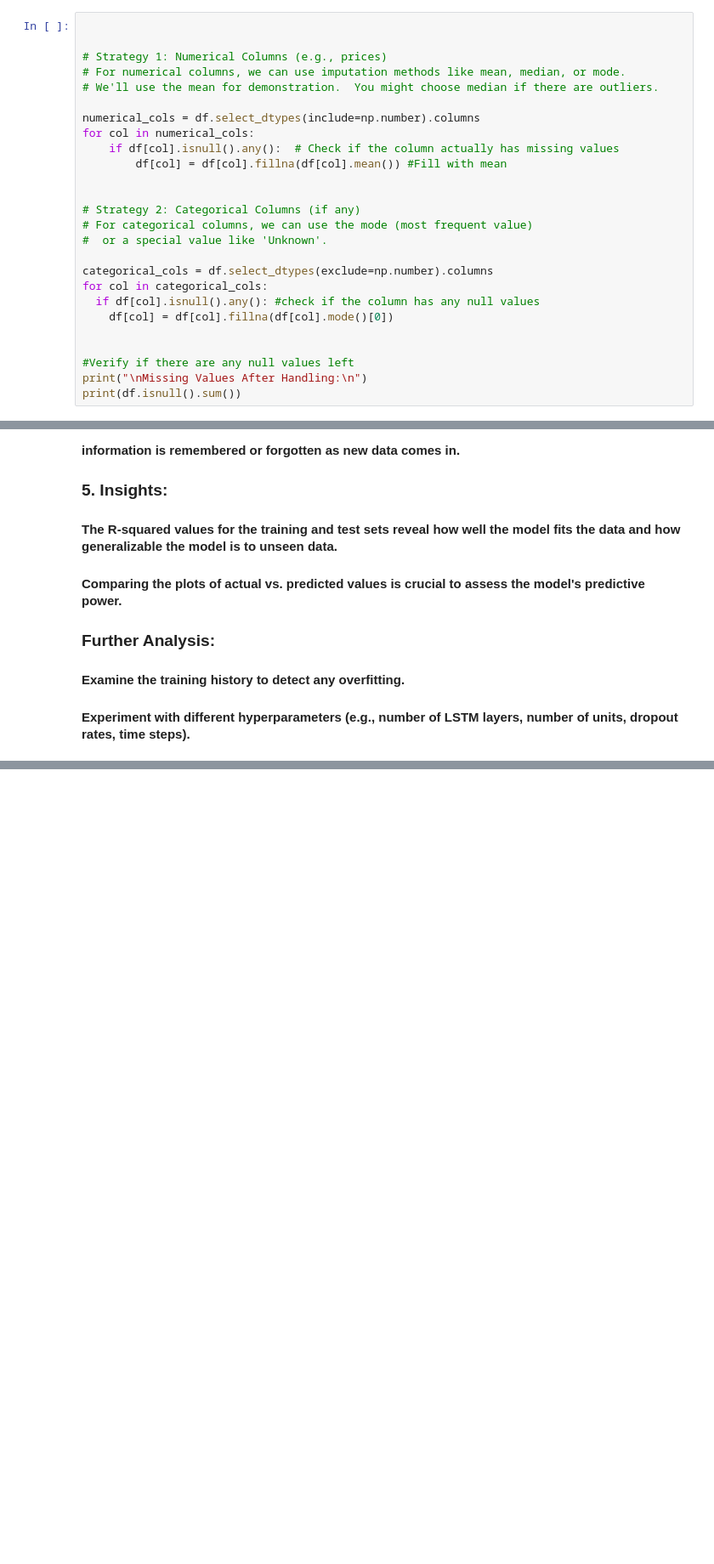
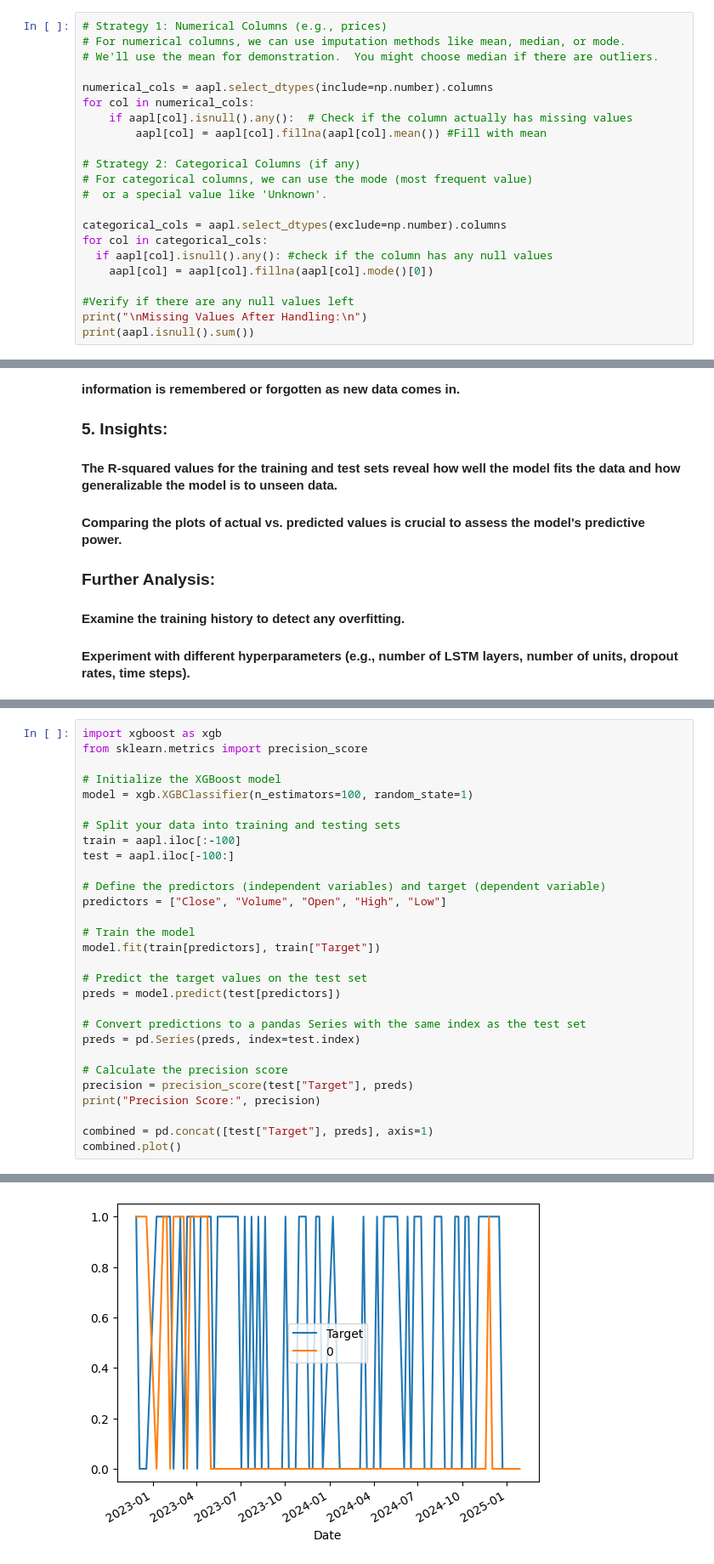
Before and after one commit to Kanchan786786/Capstone_project-, a Jupyter notebook: Capstone Models.ipynb, the cells around one changed output, grey strips where cells are left out. Shown at 85% size. Cells and saved outputs as stored; diff of their text form; blank space fills up the shorter version.

```diff
--- a/Capstone Models.ipynb
+++ b/Capstone Models.ipynb
@@ -98,29 +196,25 @@ print(df.head())
 # %%
-
-
 # Strategy 1: Numerical Columns (e.g., prices)
 # For numerical columns, we can use imputation methods like mean, median, or mode.
 # We'll use the mean for demonstration.  You might choose median if there are outliers.
 
-numerical_cols = df.select_dtypes(include=np.number).columns
+numerical_cols = aapl.select_dtypes(include=np.number).columns
 for col in numerical_cols:
-    if df[col].isnull().any():  # Check if the column actually has missing values
-        df[col] = df[col].fillna(df[col].mean()) #Fill with mean
-
+    if aapl[col].isnull().any():  # Check if the column actually has missing values
+        aapl[col] = aapl[col].fillna(aapl[col].mean()) #Fill with mean
 
 # Strategy 2: Categorical Columns (if any)
 # For categorical columns, we can use the mode (most frequent value)
 #  or a special value like 'Unknown'.
 
-categorical_cols = df.select_dtypes(exclude=np.number).columns
+categorical_cols = aapl.select_dtypes(exclude=np.number).columns
 for col in categorical_cols:
-  if df[col].isnull().any(): #check if the column has any null values
-    df[col] = df[col].fillna(df[col].mode()[0])
-
+  if aapl[col].isnull().any(): #check if the column has any null values
+    aapl[col] = aapl[col].fillna(aapl[col].mode()[0])
 
 #Verify if there are any null values left
 print("\nMissing Values After Handling:\n")
-print(df.isnull().sum())
+print(aapl.isnull().sum())
 # %% [output]
 Missing Values After Handling:
 
@@ -421,0 +515,30 @@ Model: "sequential"
+# %%
+import xgboost as xgb
+from sklearn.metrics import precision_score
+
+# Initialize the XGBoost model
+model = xgb.XGBClassifier(n_estimators=100, random_state=1)
+
+# Split your data into training and testing sets
+train = aapl.iloc[:-100]
+test = aapl.iloc[-100:]
+
+# Define the predictors (independent variables) and target (dependent variable)
+predictors = ["Close", "Volume", "Open", "High", "Low"]
+
+# Train the model
+model.fit(train[predictors], train["Target"])
+
+# Predict the target values on the test set
+preds = model.predict(test[predictors])
+
+# Convert predictions to a pandas Series with the same index as the test set
+preds = pd.Series(preds, index=test.index)
+
+# Calculate the precision score
+precision = precision_score(test["Target"], preds)
+print("Precision Score:", precision)
+
+combined = pd.concat([test["Target"], preds], axis=1)
+combined.plot()
+# %% [output]
@@ -421,0 +547 @@ Model: "sequential"
+[figure, added]
```
Also changed, not shown: parts of 22 cells of this notebook.
